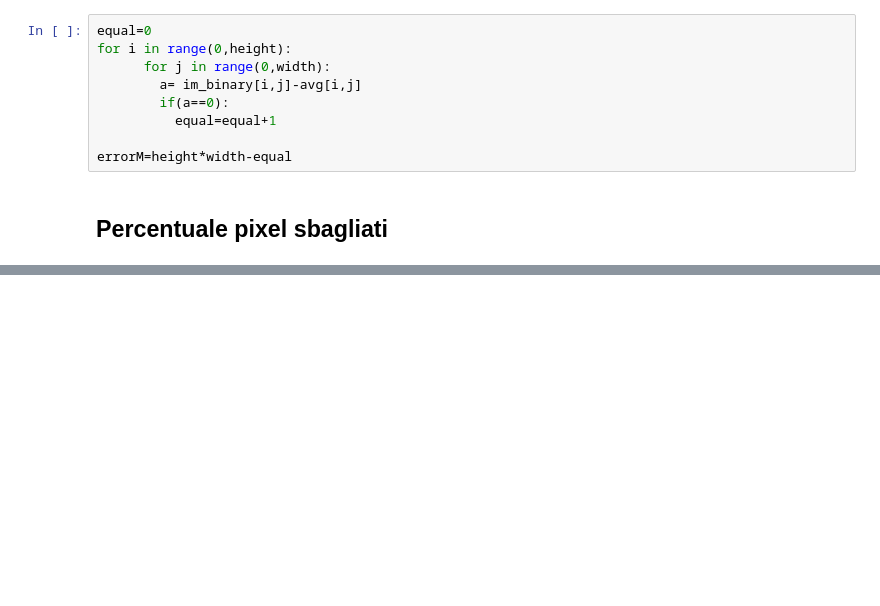
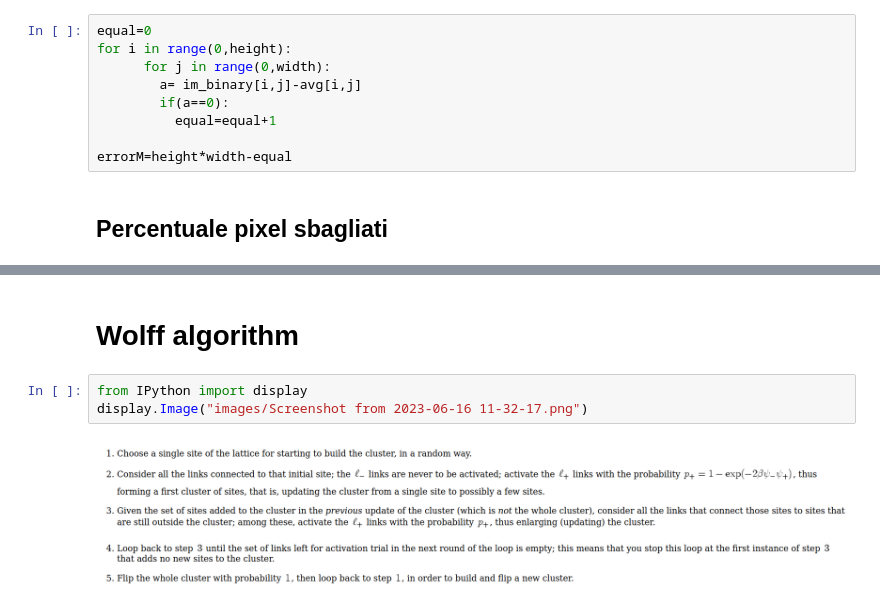
Before and after one commit to pettepiero/Ising-image-denoising, a Jupyter notebook: image_denoising.ipynb, the cells around one changed output, grey strips where cells are left out. Saved outputs shown, nothing was run; the diff lists cells and outputs as text; blank space fills up the shorter version.

Commit message:
Started Wolff, abandon for now

```diff
--- a/image_denoising.ipynb
+++ b/image_denoising.ipynb
@@ -298,0 +297,7 @@ epM
+# %% [markdown]
+# Wolff algorithm
+# %%
+from IPython import display
+display.Image("images/Screenshot from 2023-06-16 11-32-17.png")
+# %% [output]
+[figure, added]
```
Also changed, not shown: parts of 13 cells of this notebook.
